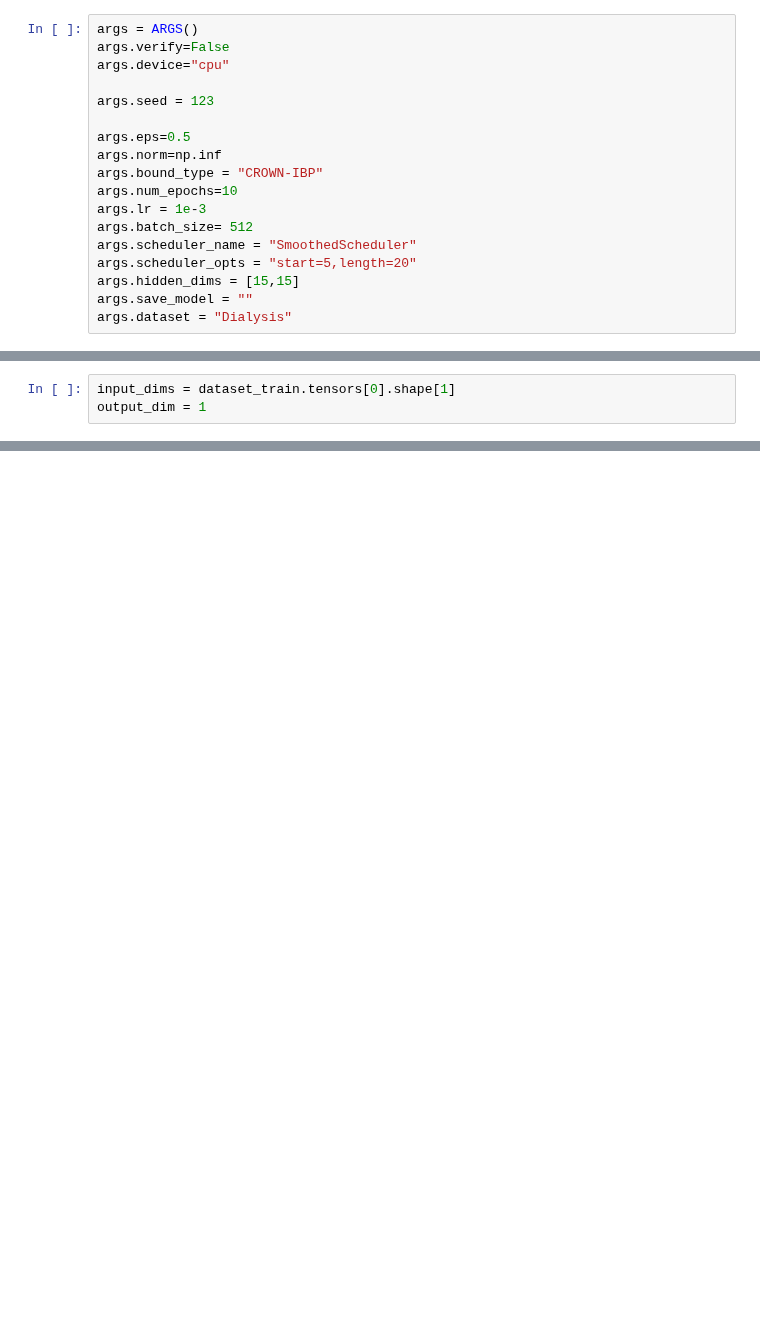
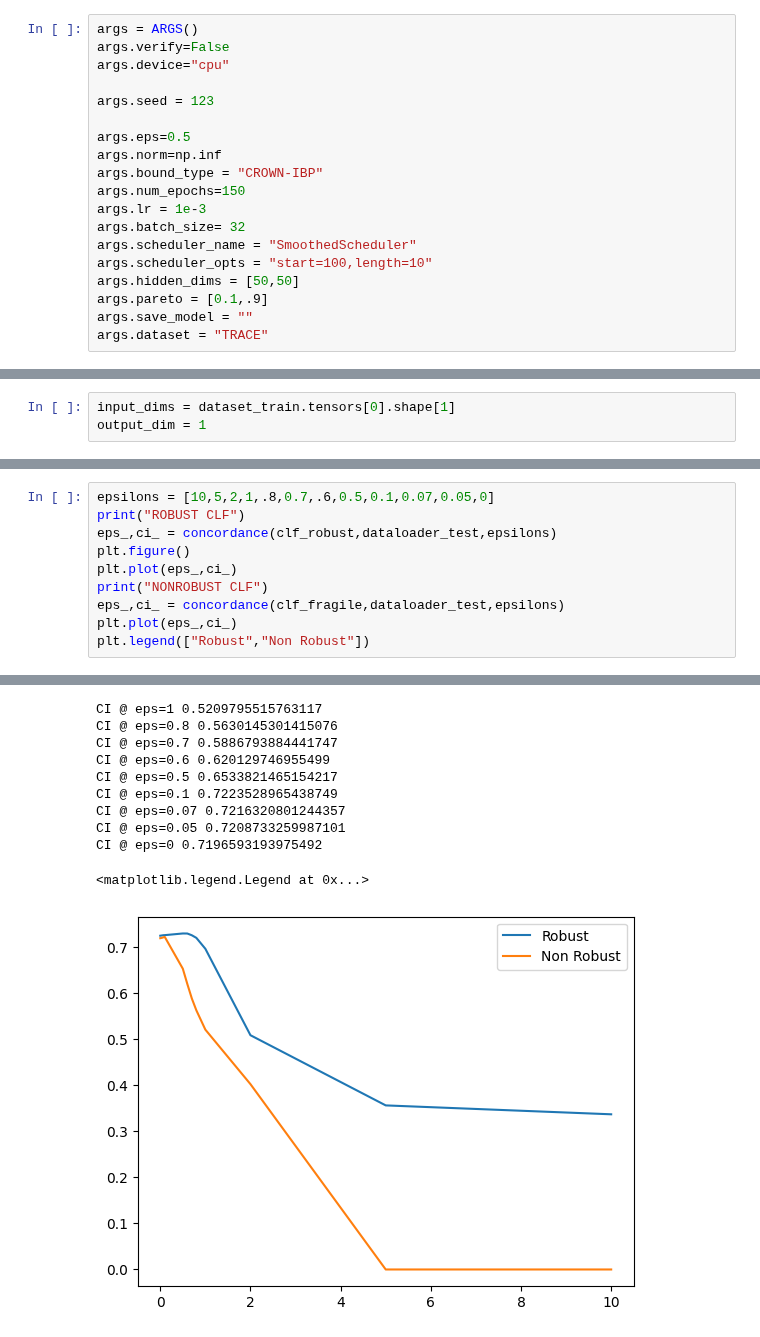
Before and after one commit to mlpotter/SAWAR, a Jupyter notebook: main_minimax_debugging.ipynb, the cells around one changed output, grey strips where cells are left out. Saved outputs shown, nothing was run; the diff lists cells and outputs as text; blank space fills up the shorter version.

```diff
--- a/main_minimax_debugging.ipynb
+++ b/main_minimax_debugging.ipynb
@@ -37,14 +52,15 @@ args.seed = 123
 args.eps=0.5
 args.norm=np.inf
 args.bound_type = "CROWN-IBP"
-args.num_epochs=10
+args.num_epochs=150
 args.lr = 1e-3
-args.batch_size= 512
+args.batch_size= 32
 args.scheduler_name = "SmoothedScheduler"
-args.scheduler_opts = "start=5,length=20"
-args.hidden_dims = [15,15]
+args.scheduler_opts = "start=100,length=10"
+args.hidden_dims = [50,50]
+args.pareto = [0.1,.9]
 args.save_model = ""
-args.dataset = "Dialysis"
+args.dataset = "TRACE"
 # %%
 # GOOD DATASETS
 # 1. TRACE
@@ -156,0 +175,11 @@ RuntimeError: number of dims don't match in permute
+# %%
+epsilons = [10,5,2,1,.8,0.7,.6,0.5,0.1,0.07,0.05,0]
+print("ROBUST CLF")
+eps_,ci_ = concordance(clf_robust,dataloader_test,epsilons)
+plt.figure()
+plt.plot(eps_,ci_)
+print("NONROBUST CLF")
+eps_,ci_ = concordance(clf_fragile,dataloader_test,epsilons)
+plt.plot(eps_,ci_)
+plt.legend(["Robust","Non Robust"])
+# %% [output]
@@ -156,0 +203,11 @@ RuntimeError: number of dims don't match in permute
+CI @ eps=1 0.5209795515763117
+CI @ eps=0.8 0.5630145301415076
+CI @ eps=0.7 0.5886793884441747
+CI @ eps=0.6 0.620129746955499
+CI @ eps=0.5 0.6533821465154217
+CI @ eps=0.1 0.7223528965438749
+CI @ eps=0.07 0.7216320801244357
+CI @ eps=0.05 0.7208733259987101
+CI @ eps=0 0.7196593193975492
+<matplotlib.legend.Legend at 0x...>
+[figure, added]
```
Also changed, not shown: parts of 21 cells of this notebook, 7 other files.
